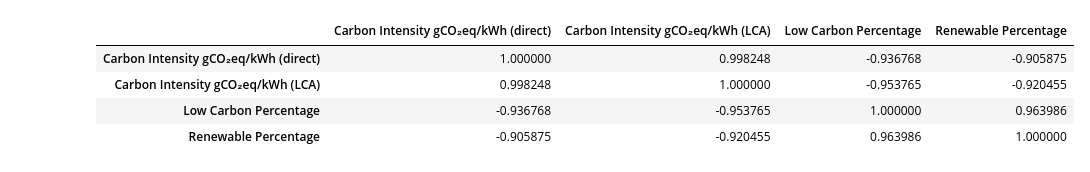
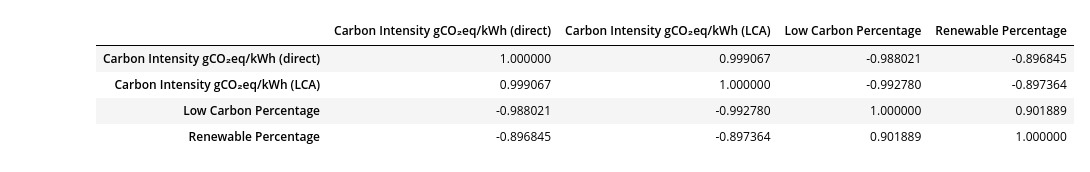
Before and after one commit to LSquarzoni/GreenTeam, a Jupyter notebook: GreenTeam_Dataset_study.ipynb, the cells around one changed output. Cells and saved outputs as stored; diff of their text form; code cells hidden in the pictures.

```diff
--- a/GreenTeam_Dataset_study.ipynb
+++ b/GreenTeam_Dataset_study.ipynb
@@ -9,3 +7,5 @@ path = "/content/sample_data/IT_2023_daily.csv"  # your local path to the datase
+# %%
+path = "../IT-NO_2021_hourly.csv"
 # %%
 # Dataset import
 dataset = pd.read_csv(path)
@@ -28 +35,5 @@ Index(['Datetime (UTC)', 'Country', 'Zone Name', 'Zone Id',
       dtype='object')
+# %%
+# We remove the unnecessary data columns
+dataset = dataset.drop(columns=['Zone Name', 'Zone Id', 'Data Source', 'Data Estimated', 'Data Estimation Method'])
+dataset.head()
@@ -38,9 +58,10 @@ array([[<Axes: title={'center': 'Carbon Intensity gCO₂eq/kWh (direct)'}>,
 # %%
 # We want to study the correlation of the values present in the dataset
-dataset.corr()
+datacorr = dataset.iloc[:, 2:].corr()
+datacorr
 # %% [output]
 |  | Carbon Intensity gCO₂eq/kWh (direct) | Carbon Intensity gCO₂eq/kWh (LCA) | Low Carbon Percentage | Renewable Percentage |
-| Carbon Intensity gCO₂eq/kWh (direct) | 1.000000 | 0.998248 | -0.936768 | -0.905875 |
-| Carbon Intensity gCO₂eq/kWh (LCA) | 0.998248 | 1.000000 | -0.953765 | -0.920455 |
-| Low Carbon Percentage | -0.936768 | -0.953765 | 1.000000 | 0.963986 |
-| Renewable Percentage | -0.905875 | -0.920455 | 0.963986 | 1.000000 |
+| Carbon Intensity gCO₂eq/kWh (direct) | 1.000000 | 0.999067 | -0.988021 | -0.896845 |
+| Carbon Intensity gCO₂eq/kWh (LCA) | 0.999067 | 1.000000 | -0.992780 | -0.897364 |
+| Low Carbon Percentage | -0.988021 | -0.992780 | 1.000000 | 0.901889 |
+| Renewable Percentage | -0.896845 | -0.897364 | 0.901889 | 1.000000 |
```
Also changed, not shown: parts of 21 cells of this notebook.
